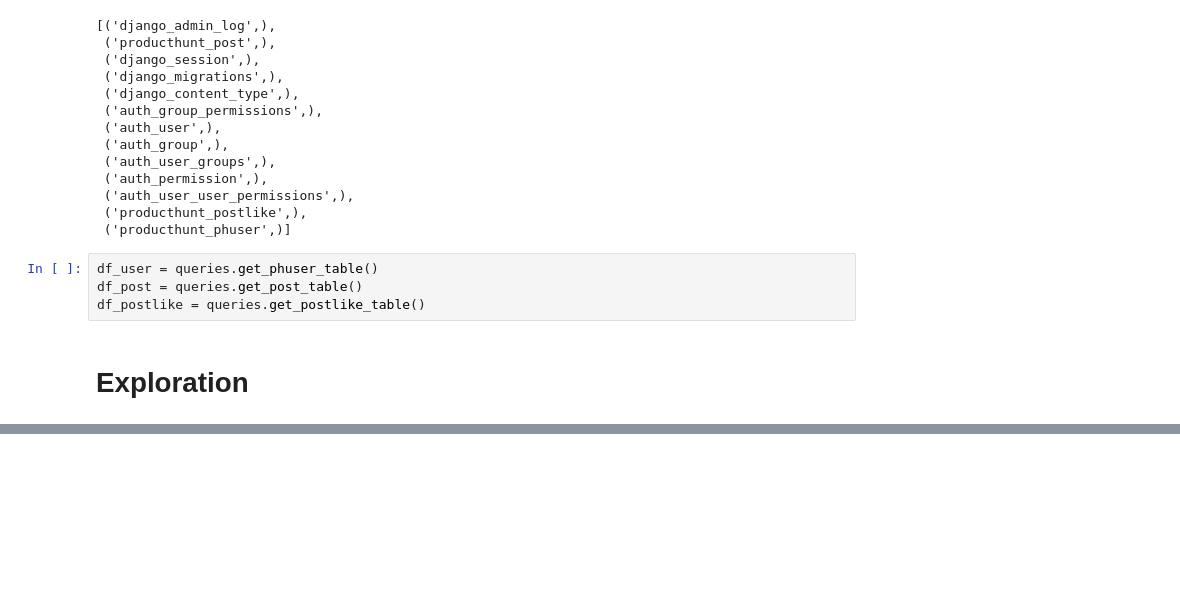
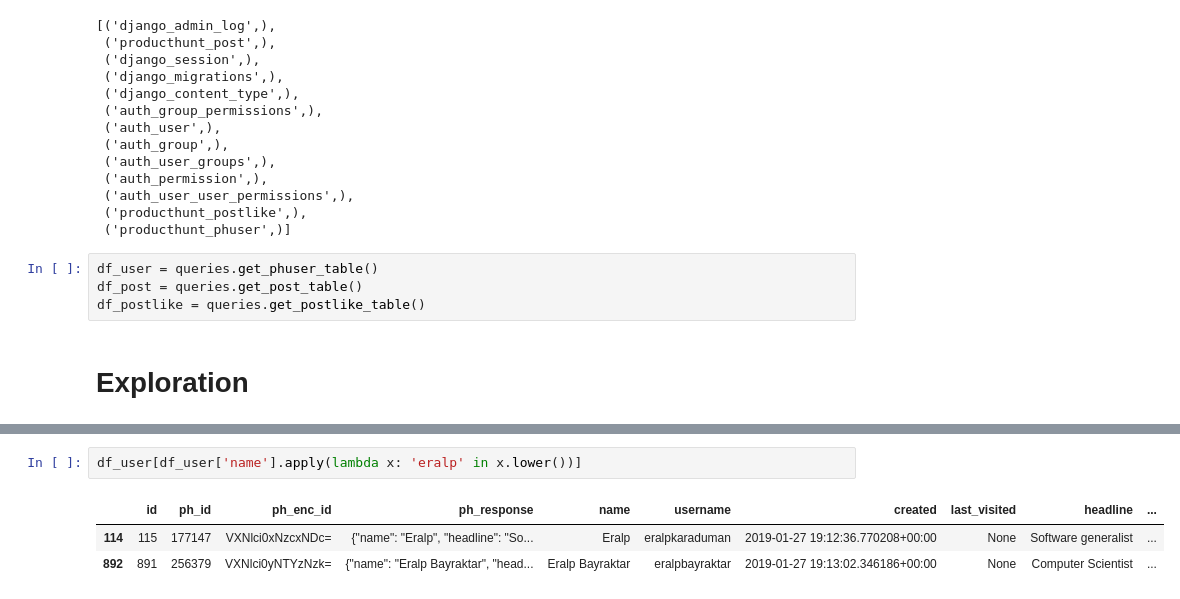
Before and after one commit to a-ozbek/ph-likes, a Jupyter notebook: ph_likes/research/data_exploration/data-exploration.ipynb, the cells around one changed output, grey strips where cells are left out. Drawn from its saved outputs; the diff is of its cells as text; blank space fills up the shorter version.

```diff
--- a/ph_likes/research/data_exploration/data-exploration.ipynb
+++ b/ph_likes/research/data_exploration/data-exploration.ipynb
@@ -28,0 +106,6 @@ df_postlike = queries.get_postlike_table()
+# %%
+df_user[df_user['name'].apply(lambda x: 'eralp' in x.lower())]
+# %% [output]
+|  | id | ph_id | ph_enc_id | ph_response | name | username | created | last_visited | headline | ... |
+| 114 | 115 | 177147 | VXNlci0xNzcxNDc= | {"name": "Eralp", "headline": "So... | Eralp | eralpkaraduman | 2019-01-27 19:12:36.770208+00:00 | None | Software generalist | ... |
+| 892 | 891 | 256379 | VXNlci0yNTYzNzk= | {"name": "Eralp Bayraktar", "head... | Eralp Bayraktar | eralpbayraktar | 2019-01-27 19:13:02.346186+00:00 | None | Computer Scientist | ... |
```
Also changed, not shown: parts of 8 cells of this notebook, 3 other files.
